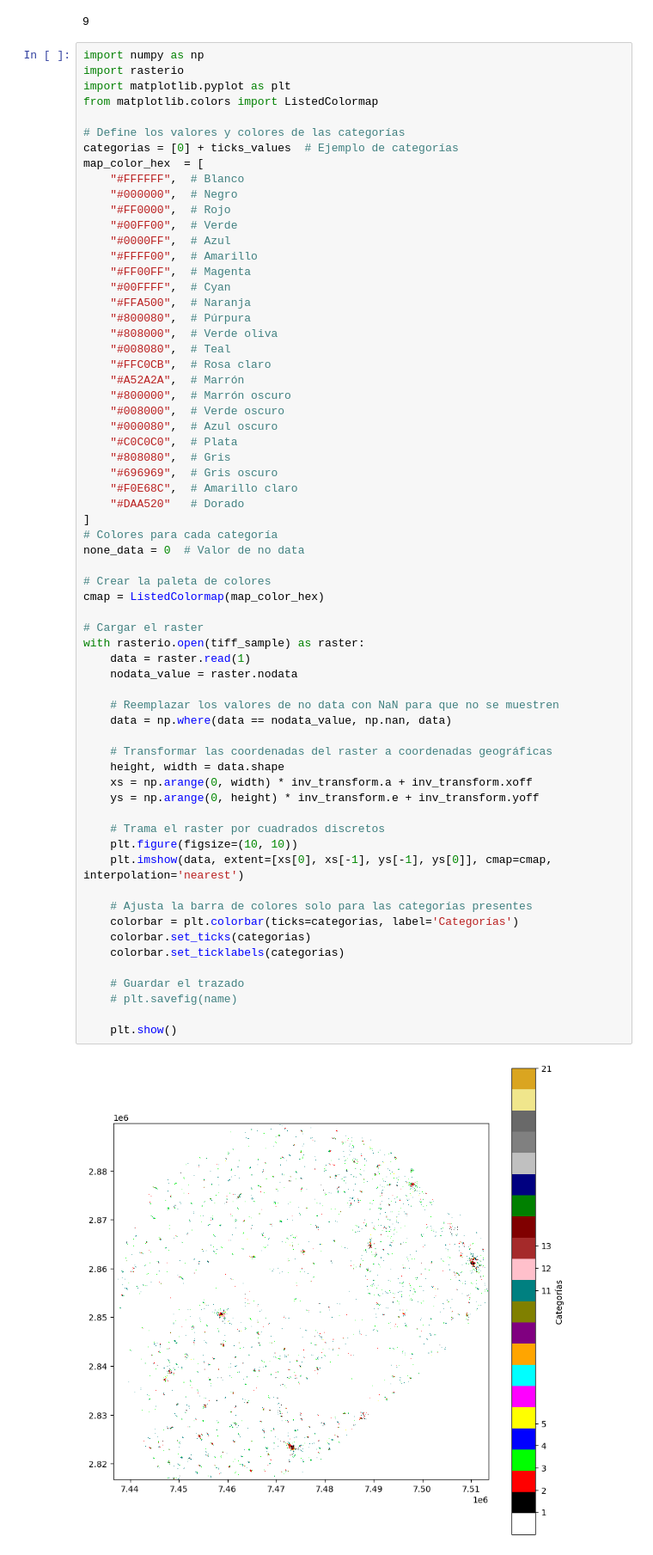
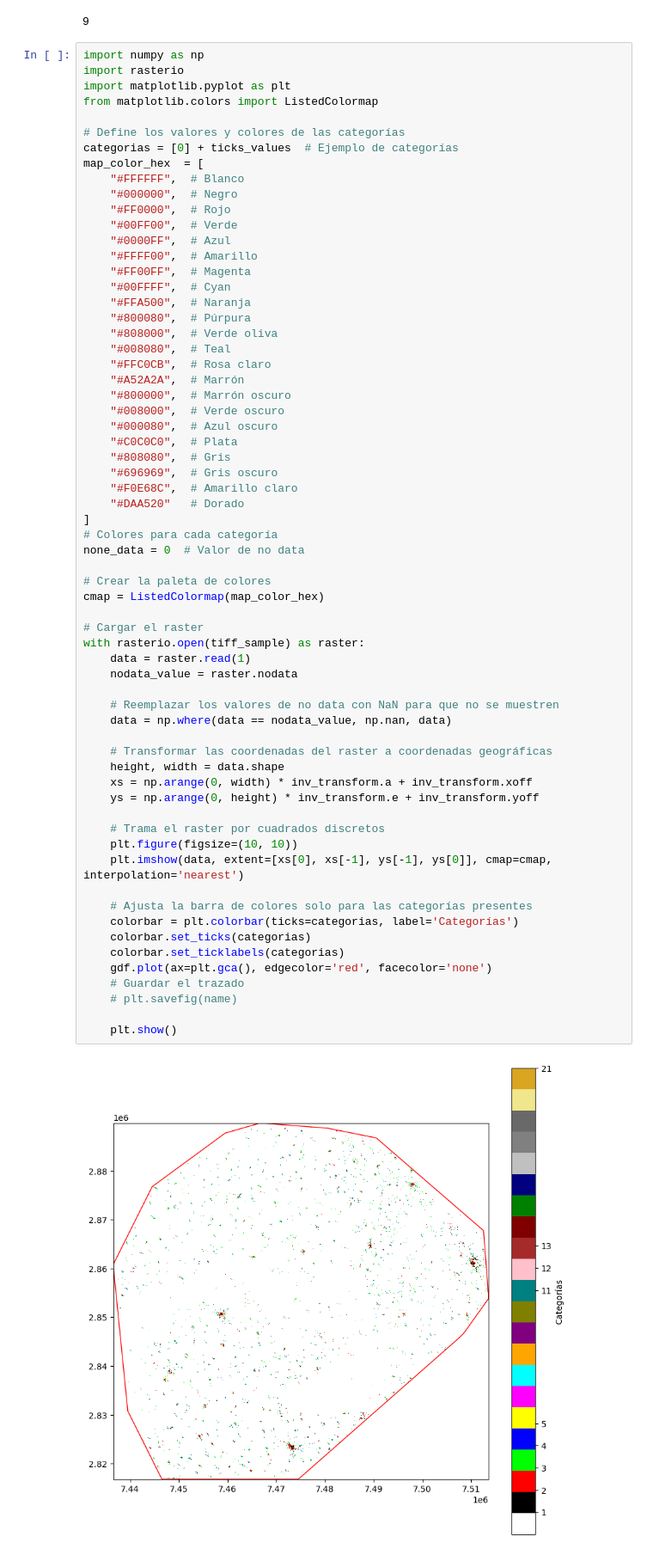
Before and after one commit to TJhon/python-raster-crop, a Jupyter notebook: tutorials/reference.ipynb, the cells around one changed output. Shown at 86% size. Cells and saved outputs as stored; diff of their text form.

```diff
--- a/tutorials/reference.ipynb
+++ b/tutorials/reference.ipynb
@@ -1189,35 +1189,35 @@ none_data = 0  # Valor de no data
 
 # Crear la paleta de colores
 cmap = ListedColormap(map_color_hex)
 
 # Cargar el raster
 with rasterio.open(tiff_sample) as raster:
     data = raster.read(1)
     nodata_value = raster.nodata
 
     # Reemplazar los valores de no data con NaN para que no se muestren
     data = np.where(data == nodata_value, np.nan, data)
 
     # Transformar las coordenadas del raster a coordenadas geográficas
     height, width = data.shape
     xs = np.arange(0, width) * inv_transform.a + inv_transform.xoff
     ys = np.arange(0, height) * inv_transform.e + inv_transform.yoff
 
     # Trama el raster por cuadrados discretos
     plt.figure(figsize=(10, 10))
     plt.imshow(data, extent=[xs[0], xs[-1], ys[-1], ys[0]], cmap=cmap, interpolation='nearest')
 
     # Ajusta la barra de colores solo para las categorías presentes
     colorbar = plt.colorbar(ticks=categorias, label='Categorías')
     colorbar.set_ticks(categorias)
     colorbar.set_ticklabels(categorias)
-
+    gdf.plot(ax=plt.gca(), edgecolor='red', facecolor='none')
     # Guardar el trazado
     # plt.savefig(name)
 
     plt.show()
 # %% [output]
-[figure, old version]
+[figure, new version]
 # %%
 # import numpy as np
 # import rasterio
```
